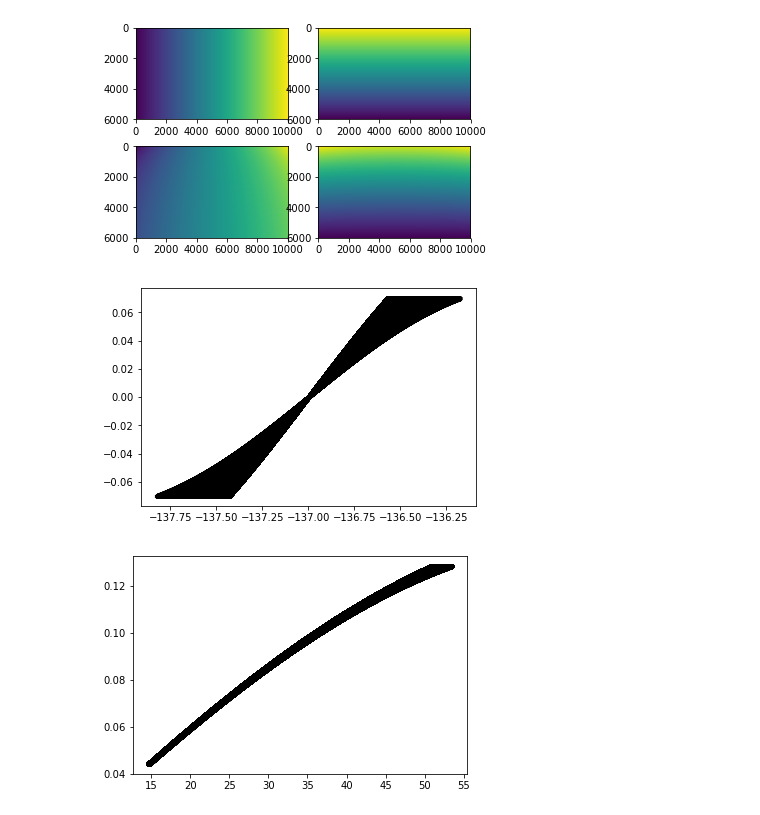
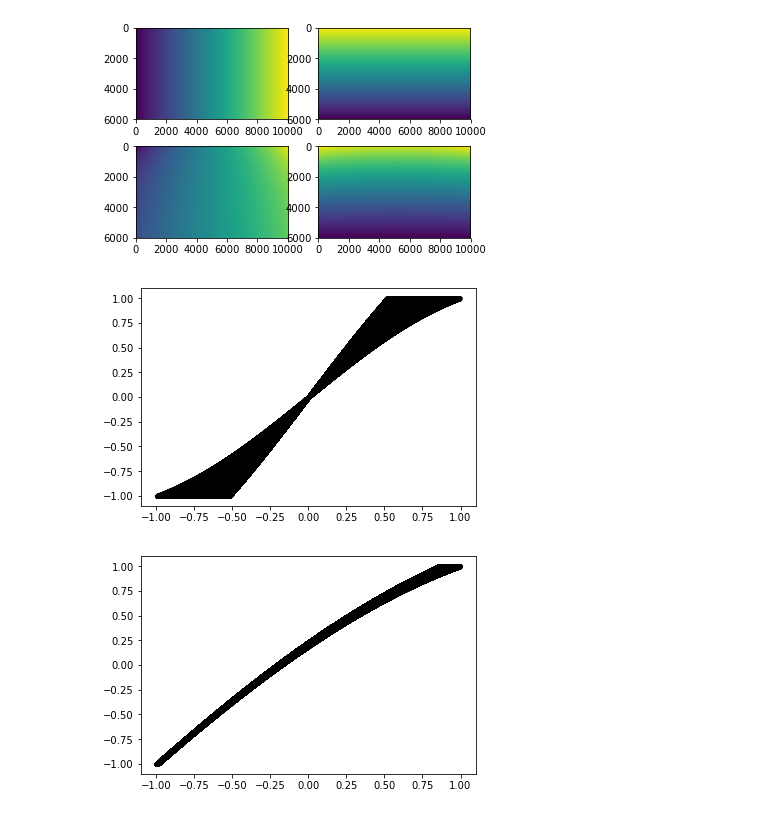
Before and after one commit to spestana/goes-ortho, a Jupyter notebook: scratchspace.ipynb, the cells around one changed output. Saved outputs shown, nothing was run; the diff lists cells and outputs as text; code cells hidden in the pictures.

```diff
--- a/scratchspace.ipynb
+++ b/scratchspace.ipynb
@@ -27,12 +25,9 @@ def ABIangle2LatLon(x, y, H, req, rpol, lon_0):
     # calculate lat and lon
     lat = np.arctan( ( req**2 / rpol**2 ) * ( Sz / np.sqrt( ( H - Sx )**2 + Sy**2 ) ) )
     lat = np.degrees(lat) #*
-    lon = lon_0 - np.arctan( Sy / ( H - Sx ))
+    lon = lon_0 - np.degrees( np.arctan( Sy / ( H - Sx )) )
 
     return (lat,lon)
-
-#* There was a typo here in the PUG document, latitude needs to be converted from radians to degrees,
-#  whereas latitude was already in degrees.
 # %%
 # make a 2d array of both x and y in radians
 x, y = np.meshgrid(g17_b02.x.values, g17_b02.y.values)
@@ -45,6 +40,26 @@ lon_0 = g17_b02.goes_imager_projection.longitude_of_projection_origin
 
 # Get lat and lon values
 lat, lon = ABIangle2LatLon(x,y,H,req,rpol,lon_0)
+# %%
+# Normalize latitude to [-1,1]:
+LAT_OFF = lat.min()
+LAT_SCALE = lat.max()-lat.min()
+lat_norm = 2 * ((lat - LAT_OFF) / LAT_SCALE) - 1
+
+# Normalize longitude to [-1,1]:
+LON_OFF = lon.min()
+LON_SCALE = lon.max() - lon.min()
+lon_norm = 2 * ((lon - LON_OFF) / LON_SCALE) - 1
+
+# Normalize row (y) to [-1,1]:
+Y_OFF = y.min()
+Y_SCALE = y.max() - y.min()
+y_norm = 2 * ((y - Y_OFF) / Y_SCALE) - 1
+
+# Normalize column (x) to [-1,1]:
+X_OFF = x.min()
+X_SCALE = x.max() - x.min()
+x_norm = 2 * ((x - X_OFF) / X_SCALE) - 1
 # %%
 # Visualize the arrays of x, y (scan angle radians), and longitude, latitude (degrees)
 fig, ax = plt.subplots(2,2)
@@ -57,13 +72,13 @@ ax[1,1].imshow(lat)
 [figure]
 # %%
 # Visualize longitude (degrees) vs x (scan angle radians)
-plt.plot(lon,x,'.k',alpha=0.01);
+plt.plot(lon_norm,x_norm,'.k',alpha=0.01);
 # %% [output]
-[figure, old version]
+[figure, new version]
 # %%
 # Visualize latitude (degrees) vs y (scan angle radians)
-plt.plot(lat,y,'.k',alpha=0.01);
+plt.plot(lat_norm,y_norm,'.k',alpha=0.01);
 # %% [output]
-[figure, old version]
+[figure, new version]
 # %%
 # Fit RPCs to these two surfaces:
```
Also changed, not shown: parts of 2 cells of this notebook.
